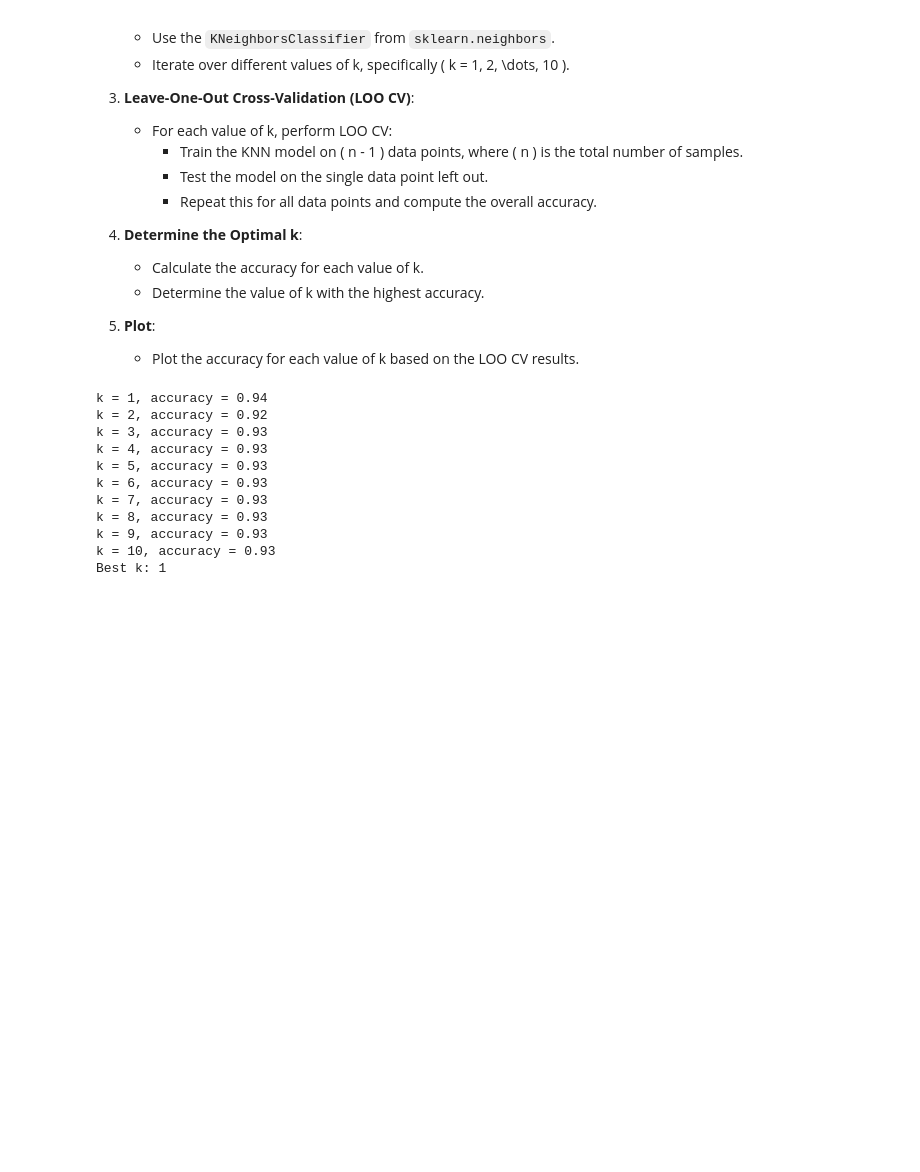
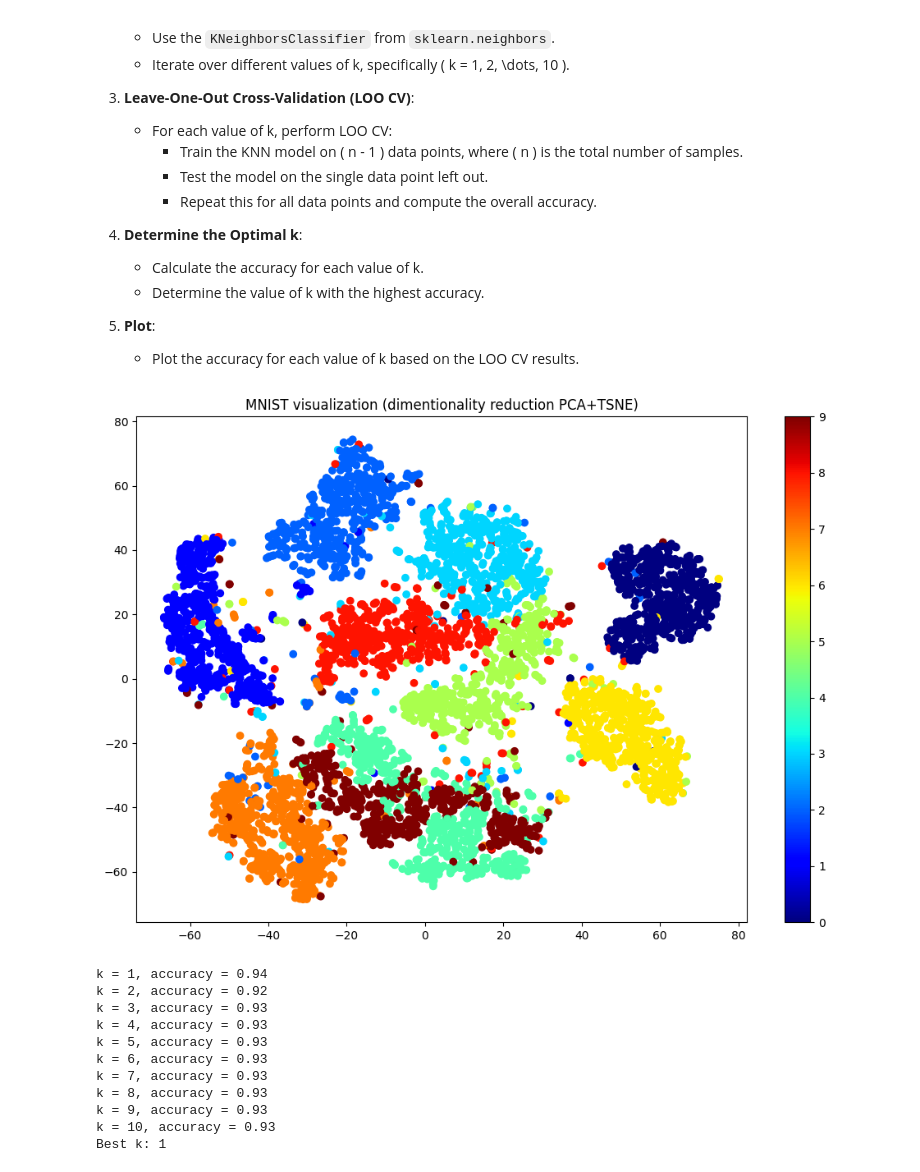
Before and after one commit to PatrykFlama/UWr, a Jupyter notebook: Sem5/ML/2024/List1/Zad2.ipynb, the cells around one changed output. Drawn from its saved outputs; the diff is of its cells as text; code cells hidden in the pictures; blank space fills up the shorter version.

```diff
--- a/Sem5/ML/2024/List1/Zad2.ipynb
+++ b/Sem5/ML/2024/List1/Zad2.ipynb
@@ -66,6 +66,26 @@ x_train = x_train.astype("float32") / 255.
 
 x_test = x_test.reshape((1000, 28*28))
 x_test = x_test.astype("float32") / 255.
+# %%
+from sklearn.manifold import TSNE
+from sklearn.decomposition import PCA
+import matplotlib.pyplot as plt
+
+# PCA reduction
+pca = PCA(n_components=50)
+x_train_pca = pca.fit_transform(x_train)
+
+# t-SNE reduction
+tsne = TSNE(n_components=2)
+x_train_tsne = tsne.fit_transform(x_train_pca)
+
+plt.figure(figsize=(12, 8))
+plt.scatter(x_train_tsne[:, 0], x_train_tsne[:, 1], c=y_train, cmap="jet")
+plt.colorbar()
+plt.title("MNIST visualization (dimentionality reduction PCA+TSNE)")
+plt.show()
+# %% [output]
+[figure, added]
 # %%
 from sklearn.neighbors import KNeighborsClassifier
 from sklearn.model_selection import LeaveOneOut
```
Also changed, not shown: parts of 1 cell of this notebook, 3 other files.
